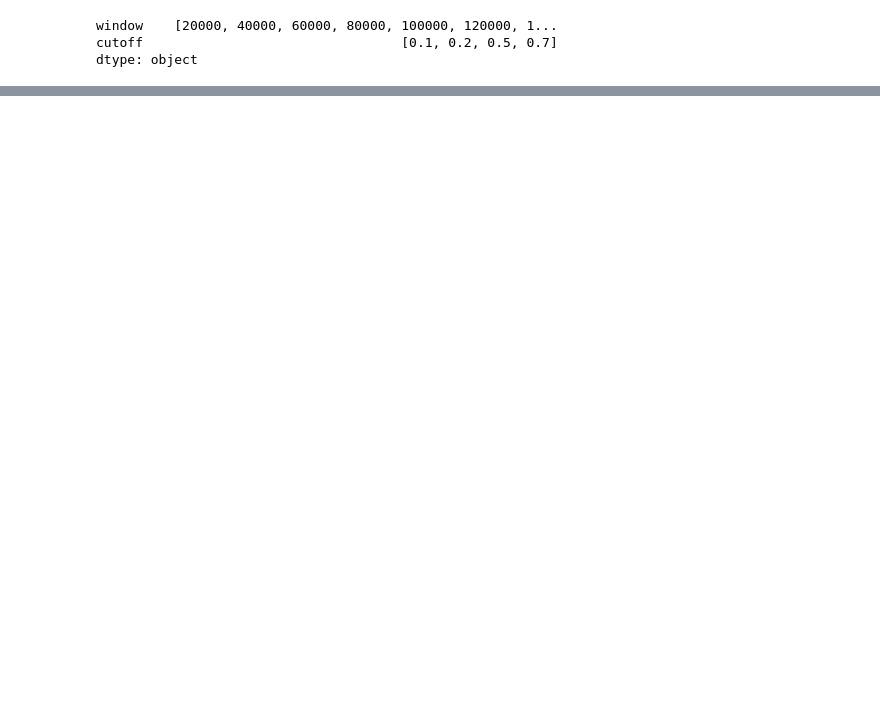
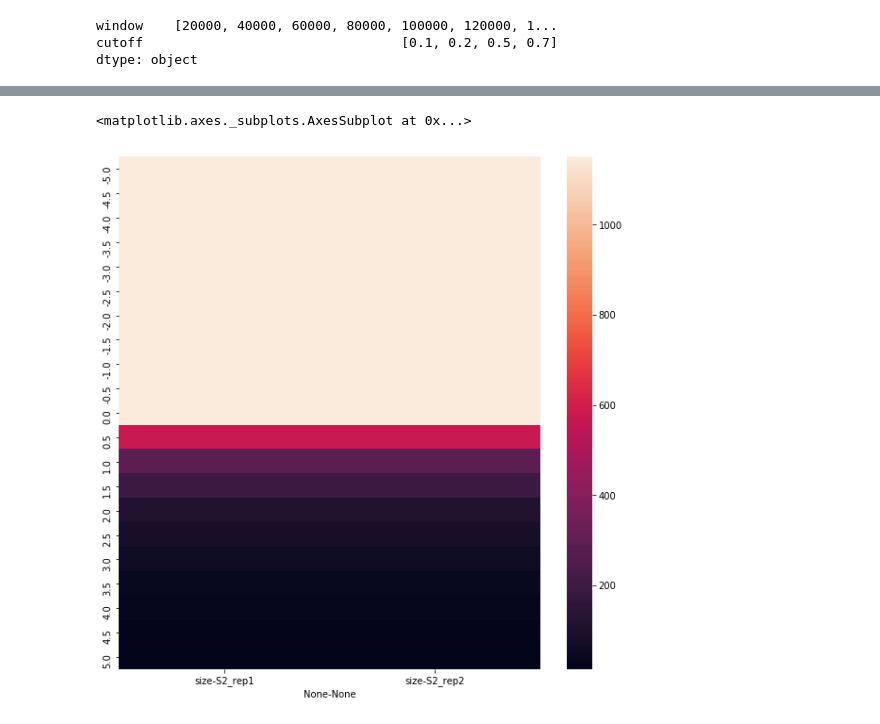
Before and after one commit to dmitrymyl/TADselect, a Jupyter notebook: examples/test.ipynb, the cells around one changed output, grey strips where cells are left out. Drawn from its saved outputs; the diff is of its cells as text; code cells hidden in the pictures; blank space fills up the shorter version.

```diff
--- a/examples/test.ipynb
+++ b/examples/test.ipynb
@@ -676,0 +715,5 @@ dtype: object
+# %%
+sns.heatmap(exp5.back_data.unstack(level=0))
+# %% [output]
+<matplotlib.axes._subplots.AxesSubplot at 0x...>
+[figure, added]
```
Also changed, not shown: parts of 8 cells of this notebook.
